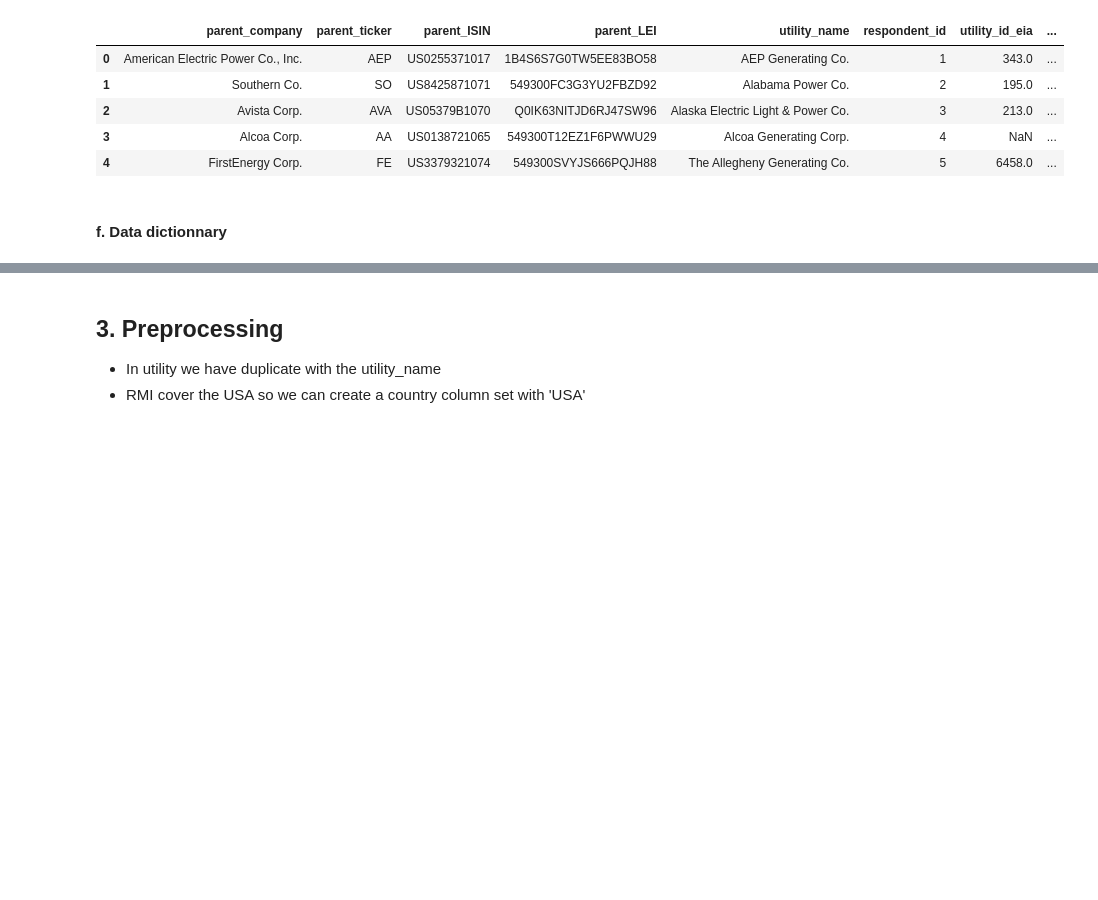
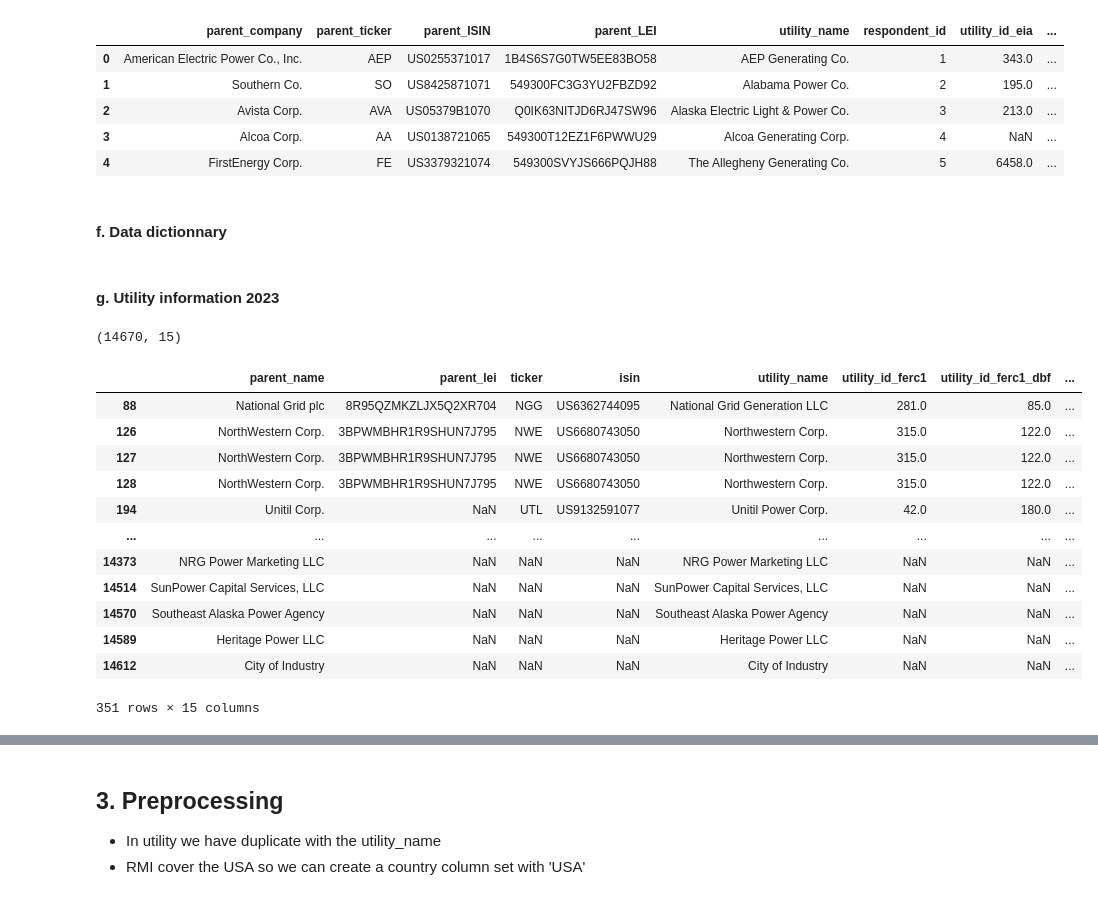
Before and after one commit to os-climate/esg-matching-pipeline, a Jupyter notebook: notebooks/1_Pre-processing/RMI pre-processing.ipynb, the cells around one changed output, grey strips where cells are left out. Cells and saved outputs as stored; diff of their text form; code cells hidden in the pictures; blank space fills up the shorter version.

```diff
--- a/notebooks/1_Pre-processing/RMI pre-processing.ipynb
+++ b/notebooks/1_Pre-processing/RMI pre-processing.ipynb
@@ -176,3 +177,5 @@ s3 = boto3.client('s3')
 s3.download_file(env_var['S3_BUCKET'],
                 'RMI/RMI Utility Transition Hub Data/RMI Utility Transition Hub Data Dictionary.xlsx',
                 '../../../dico.xlsx')
+# %% [markdown]
+#### g. Utility information 2023
@@ -178,0 +185,20 @@ s3.download_file(env_var['S3_BUCKET'],
+# %%
+utility_df.shape
+# %% [output]
+(14670, 15)
+# %%
+utility_df[utility_df[['parent_name','parent_lei',"utility_name"]].duplicated()]
+# %% [output]
+|  | parent_name | parent_lei | ticker | isin | utility_name | utility_id_ferc1 | utility_id_ferc1_dbf | ... |
+| 88 | National Grid plc | 8R95QZMKZLJX5Q2XR704 | NGG | US6362744095 | National Grid Generation LLC | 281.0 | 85.0 | ... |
+| 126 | NorthWestern Corp. | 3BPWMBHR1R9SHUN7J795 | NWE | US6680743050 | Northwestern Corp. | 315.0 | 122.0 | ... |
+| 127 | NorthWestern Corp. | 3BPWMBHR1R9SHUN7J795 | NWE | US6680743050 | Northwestern Corp. | 315.0 | 122.0 | ... |
+| 128 | NorthWestern Corp. | 3BPWMBHR1R9SHUN7J795 | NWE | US6680743050 | Northwestern Corp. | 315.0 | 122.0 | ... |
+| 194 | Unitil Corp. | NaN | UTL | US9132591077 | Unitil Power Corp. | 42.0 | 180.0 | ... |
+| ... | ... | ... | ... | ... | ... | ... | ... | ... |
+| 14373 | NRG Power Marketing LLC | NaN | NaN | NaN | NRG Power Marketing LLC | NaN | NaN | ... |
+| 14514 | SunPower Capital Services, LLC | NaN | NaN | NaN | SunPower Capital Services, LLC | NaN | NaN | ... |
+| 14570 | Southeast Alaska Power Agency | NaN | NaN | NaN | Southeast Alaska Power Agency | NaN | NaN | ... |
+| 14589 | Heritage Power LLC | NaN | NaN | NaN | Heritage Power LLC | NaN | NaN | ... |
+| 14612 | City of Industry | NaN | NaN | NaN | City of Industry | NaN | NaN | ... |
+351 rows × 15 columns
```
Also changed, not shown: parts of 13 cells of this notebook, 1 other file.
